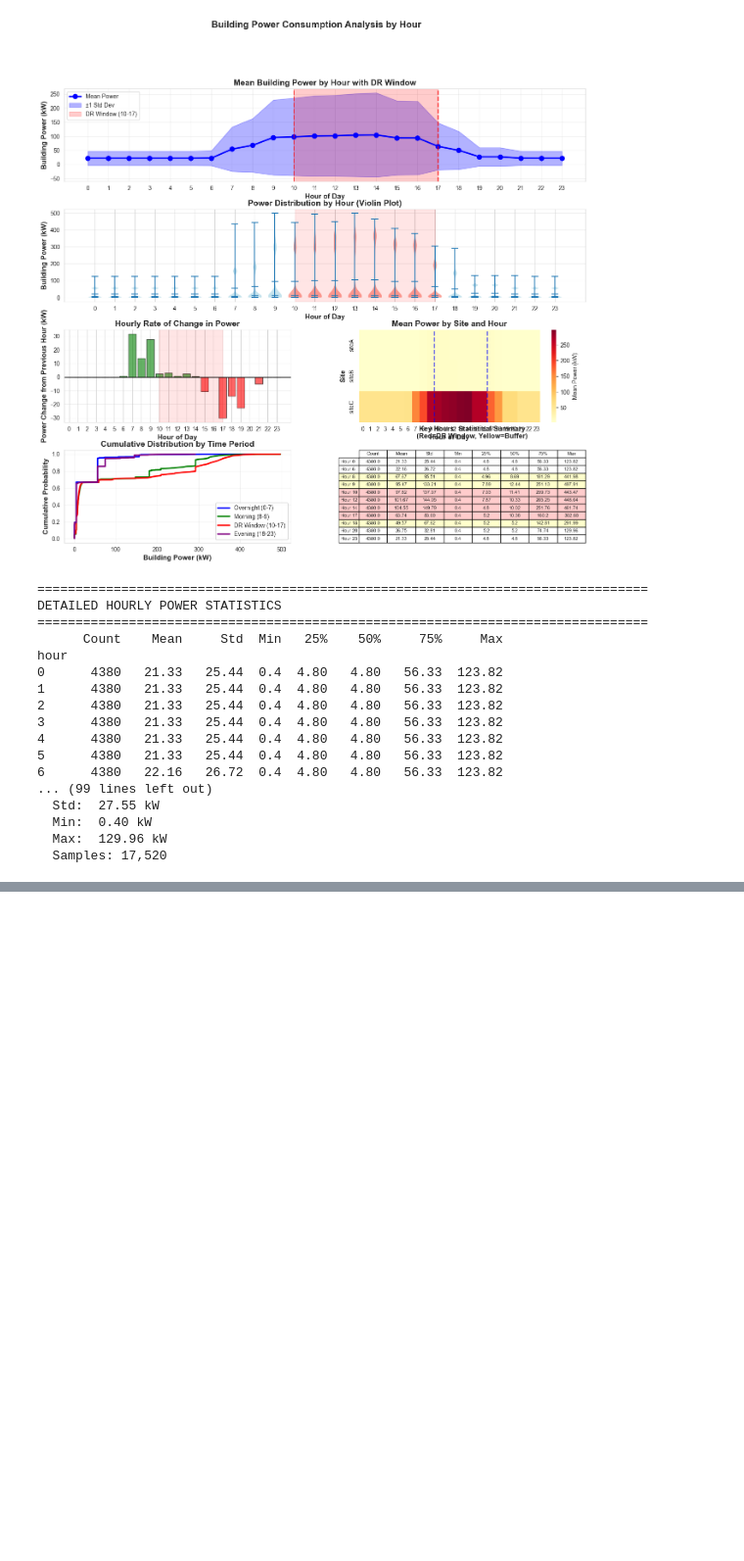
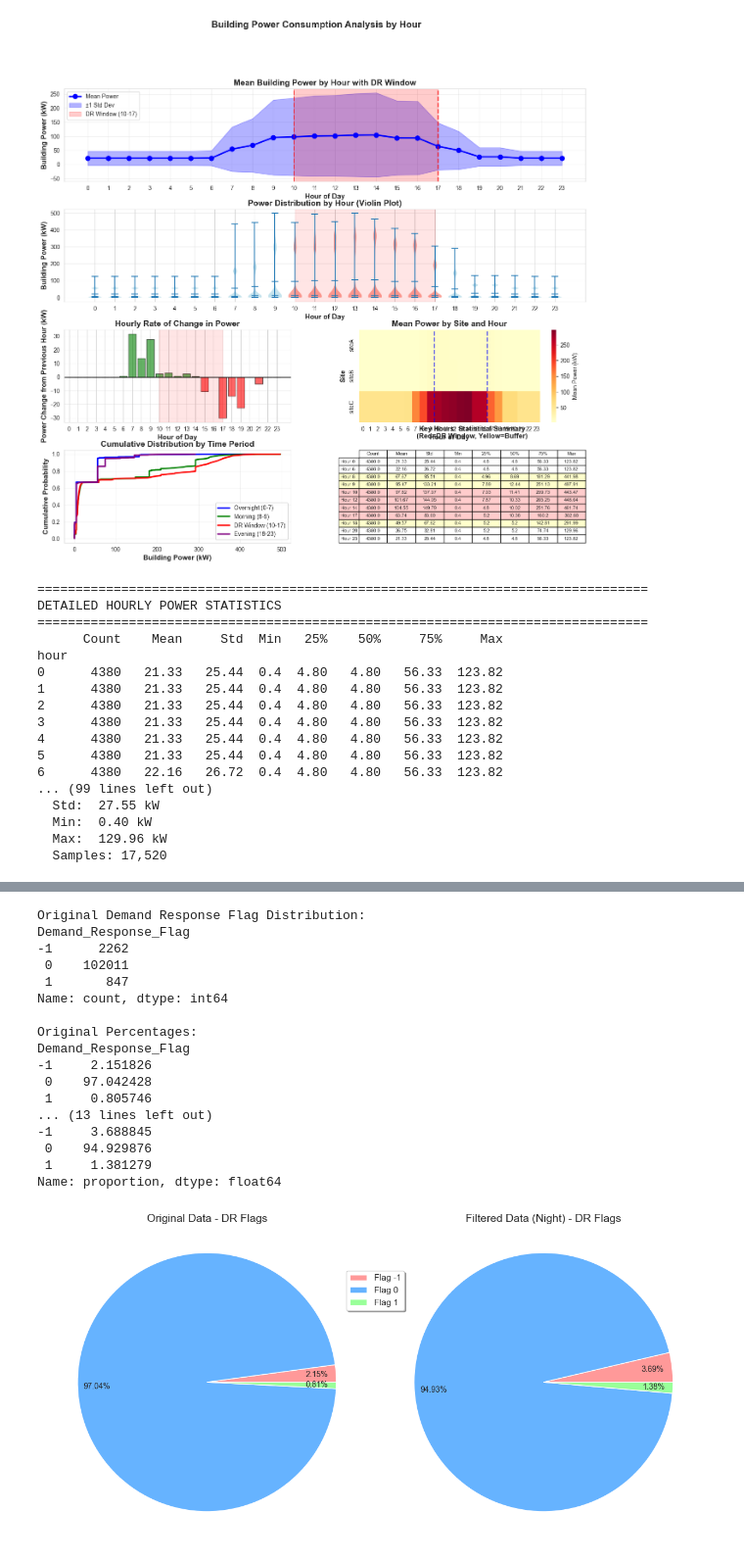
Before and after one commit to xXTime-OnXx/aicomp-flextrack, a Jupyter notebook: notebooks/data_quality_assessment.ipynb, the cells around one changed output, grey strips where cells are left out. Shown: that part at 98% size. Cells and saved outputs as stored; diff of their text form; code cells hidden in the pictures; blank space fills up the shorter version.

```diff
--- a/notebooks/data_quality_assessment.ipynb
+++ b/notebooks/data_quality_assessment.ipynb
@@ -507,0 +547,69 @@ Name: proportion, dtype: float64
+# %%
+print("Original Demand Response Flag Distribution:")
+print(df['Demand_Response_Flag'].value_counts().sort_index())
+print("\nOriginal Percentages:")
+print(df['Demand_Response_Flag'].value_counts(normalize=True).sort_index() * 100)
+
+print("\n" + "="*50 + "\n")
+
+print("Filtered Demand Response Flag Distribution:")
+print(df_filtered['Demand_Response_Flag'].value_counts().sort_index())
+print("\nFiltered Percentages:")
+print(df_filtered['Demand_Response_Flag'].value_counts(normalize=True).sort_index() * 100)
+
+# Create side-by-side pie charts
+fig, (ax1, ax2) = plt.subplots(1, 2, figsize=(12, 6))
+
+# Define colors for consistency
+colors = ['#ff9999', '#66b3ff', '#99ff99']
+
+# Left chart - Original data
+counts_original = df['Demand_Response_Flag'].value_counts().sort_index()
+
+ax1.pie(counts_original,
+        autopct='%1.2f%%',
+        startangle=0,
+        colors=colors,
+        pctdistance=0.85,
+        labeldistance=1.1)
+ax1.set_title('Original Data - DR Flags', fontsize=14)
+ax1.axis('equal')
+
+# Right chart - Filtered data
+counts_filtered = df_filtered['Demand_Response_Flag'].value_counts().sort_index()
+
+ax2.pie(counts_filtered,
+        autopct='%1.2f%%',
+        startangle=0,
+        colors=colors,
+        pctdistance=0.85,
+        labeldistance=1.1)
+ax2.set_title('Filtered Data (Night) - DR Flags', fontsize=14)
+ax2.axis('equal')
+
+# Create a single legend between the charts
+legend_labels = [f'Flag {int(idx)}' for idx in counts_original.index]
+fig.legend(legend_labels, loc='center', bbox_to_anchor=(0.5, 0.75),
+           fontsize=11, frameon=True, fancybox=True, shadow=True)
+
+plt.tight_layout()
+plt.show()
+# %% [output]
+Original Demand Response Flag Distribution:
+Demand_Response_Flag
+-1      2262
+ 0    102011
+ 1       847
+Name: count, dtype: int64
+
+Original Percentages:
+Demand_Response_Flag
+-1     2.151826
+ 0    97.042428
+ 1     0.805746
+... (13 lines left out)
+-1     3.688845
+ 0    94.929876
+ 1     1.381279
+Name: proportion, dtype: float64
+[figure, added]
```
Also changed, not shown: parts of 3 cells of this notebook.
